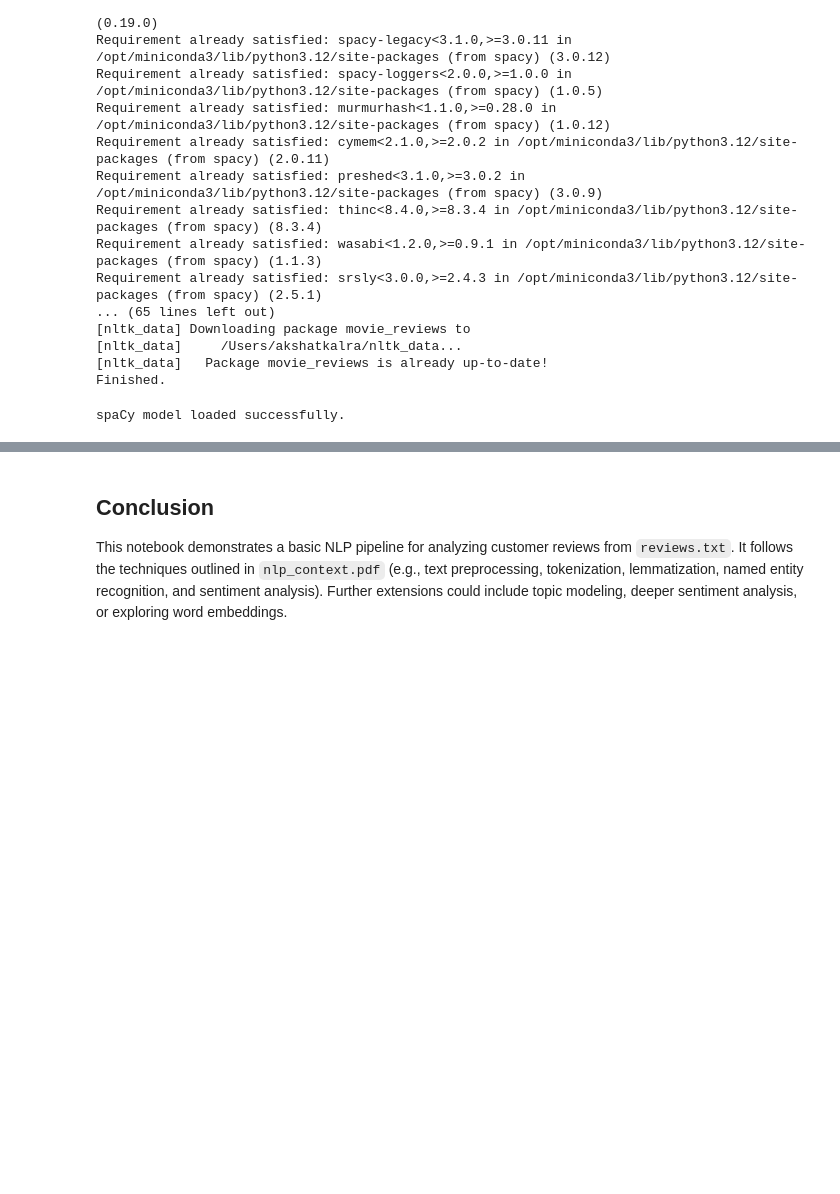
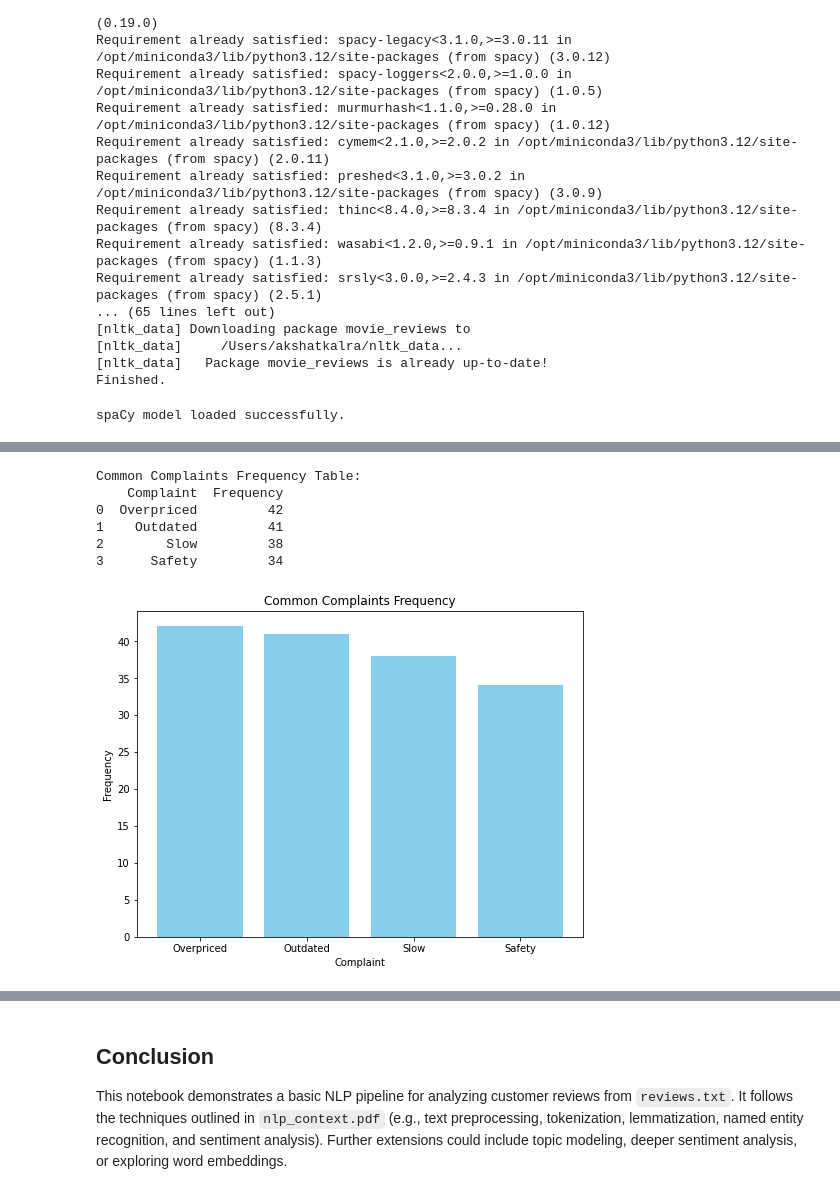
Before and after one commit to MC6527medhansh/Bolt, a Jupyter notebook: nlp_analysis.ipynb, the cells around one changed output, grey strips where cells are left out. Cells and saved outputs as stored; diff of their text form; code cells hidden in the pictures; blank space fills up the shorter version.

```diff
--- a/nlp_analysis.ipynb
+++ b/nlp_analysis.ipynb
@@ -134,0 +212,34 @@ plt.show()
+# %%
+# -------------------------------------------------------------------
+# 9. Bar Chart: Common Complaints Frequency
+# Data from the table:
+# Complaint   | Frequency
+# Overpriced  | 42
+# Outdated    | 41
+# Slow        | 38
+# Safety      | 34
+# -------------------------------------------------------------------
+complaints_data = {
+    'Complaint': ['Overpriced', 'Outdated', 'Slow', 'Safety'],
+    'Frequency': [42, 41, 38, 34]
+}
+complaints_df = pd.DataFrame(complaints_data)
+
+print("\nCommon Complaints Frequency Table:")
+print(complaints_df)
+
+# Bar chart for complaints
+plt.figure(figsize=(8, 6))
+plt.bar(complaints_df['Complaint'], complaints_df['Frequency'], color='skyblue')
+plt.title("Common Complaints Frequency")
+plt.xlabel("Complaint")
+plt.ylabel("Frequency")
+plt.show()
+# %% [output]
+Common Complaints Frequency Table:
+    Complaint  Frequency
+0  Overpriced         42
+1    Outdated         41
+2        Slow         38
+3      Safety         34
+[figure, added]
```
Also changed, not shown: parts of 9 cells of this notebook.
